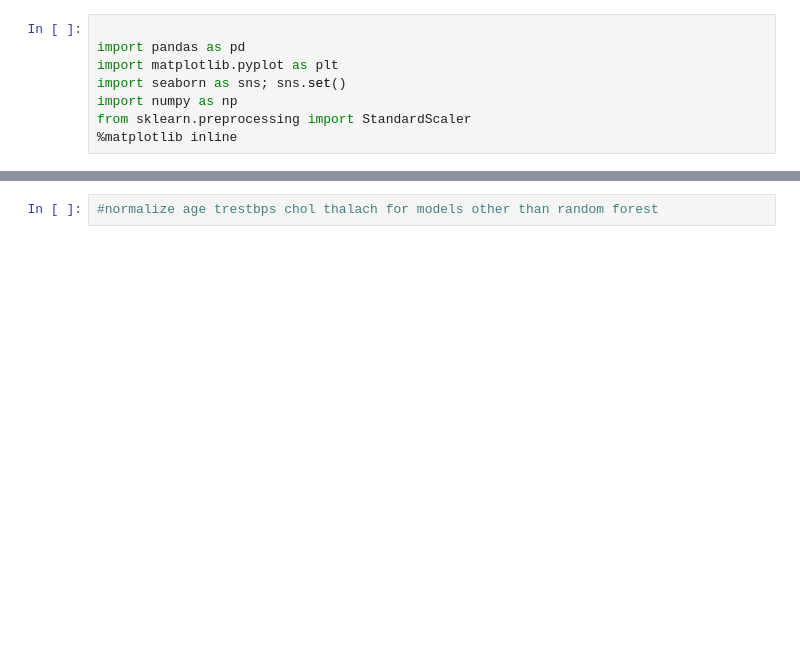
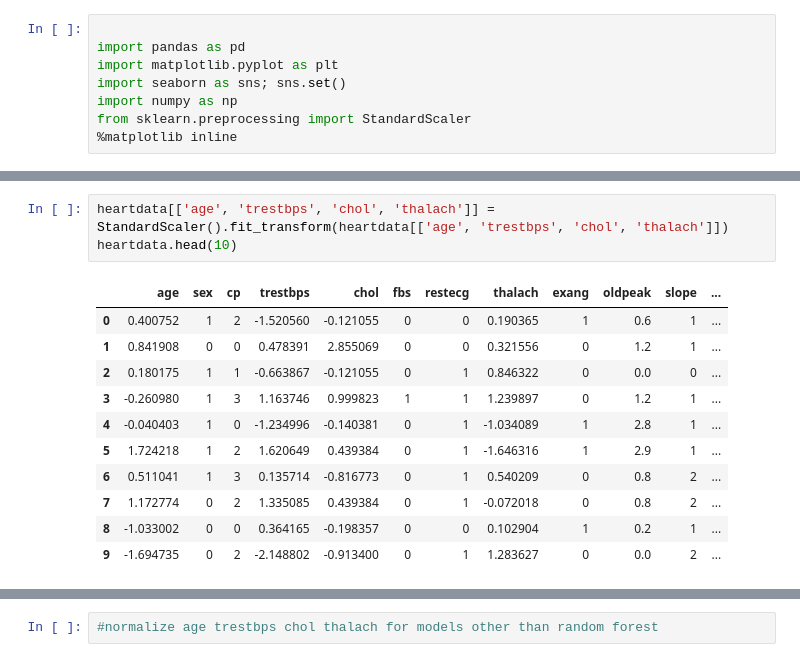
Before and after one commit to kscrow/Data_Sci_Project, a Jupyter notebook: heartproject.ipynb, the cells around one changed output, grey strips where cells are left out. Saved outputs shown, nothing was run; the diff lists cells and outputs as text; blank space fills up the shorter version.

```diff
--- a/heartproject.ipynb
+++ b/heartproject.ipynb
@@ -43,0 +49,15 @@ heartdata.head()
+# %%
+heartdata[['age', 'trestbps', 'chol', 'thalach']] = StandardScaler().fit_transform(heartdata[['age', 'trestbps', 'chol', 'thalach']])
+heartdata.head(10)
+# %% [output]
+|  | age | sex | cp | trestbps | chol | fbs | restecg | thalach | exang | oldpeak | slope | ... |
+| 0 | 0.400752 | 1 | 2 | -1.520560 | -0.121055 | 0 | 0 | 0.190365 | 1 | 0.6 | 1 | ... |
+| 1 | 0.841908 | 0 | 0 | 0.478391 | 2.855069 | 0 | 0 | 0.321556 | 0 | 1.2 | 1 | ... |
+| 2 | 0.180175 | 1 | 1 | -0.663867 | -0.121055 | 0 | 1 | 0.846322 | 0 | 0.0 | 0 | ... |
+| 3 | -0.260980 | 1 | 3 | 1.163746 | 0.999823 | 1 | 1 | 1.239897 | 0 | 1.2 | 1 | ... |
+| 4 | -0.040403 | 1 | 0 | -1.234996 | -0.140381 | 0 | 1 | -1.034089 | 1 | 2.8 | 1 | ... |
+| 5 | 1.724218 | 1 | 2 | 1.620649 | 0.439384 | 0 | 1 | -1.646316 | 1 | 2.9 | 1 | ... |
+| 6 | 0.511041 | 1 | 3 | 0.135714 | -0.816773 | 0 | 1 | 0.540209 | 0 | 0.8 | 2 | ... |
+| 7 | 1.172774 | 0 | 2 | 1.335085 | 0.439384 | 0 | 1 | -0.072018 | 0 | 0.8 | 2 | ... |
+| 8 | -1.033002 | 0 | 0 | 0.364165 | -0.198357 | 0 | 0 | 0.102904 | 1 | 0.2 | 1 | ... |
+| 9 | -1.694735 | 0 | 2 | -2.148802 | -0.913400 | 0 | 1 | 1.283627 | 0 | 0.0 | 2 | ... |
```
Also changed, not shown: parts of 14 cells of this notebook.
